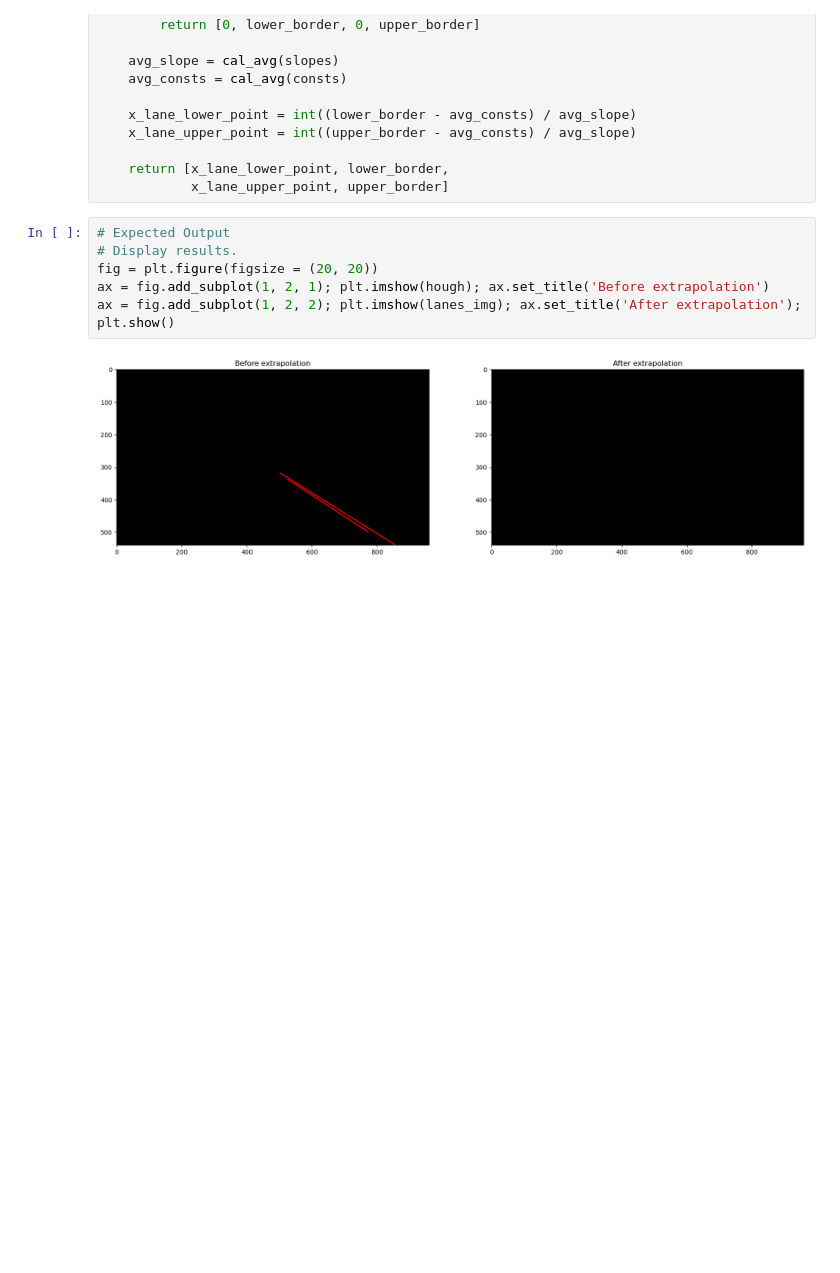
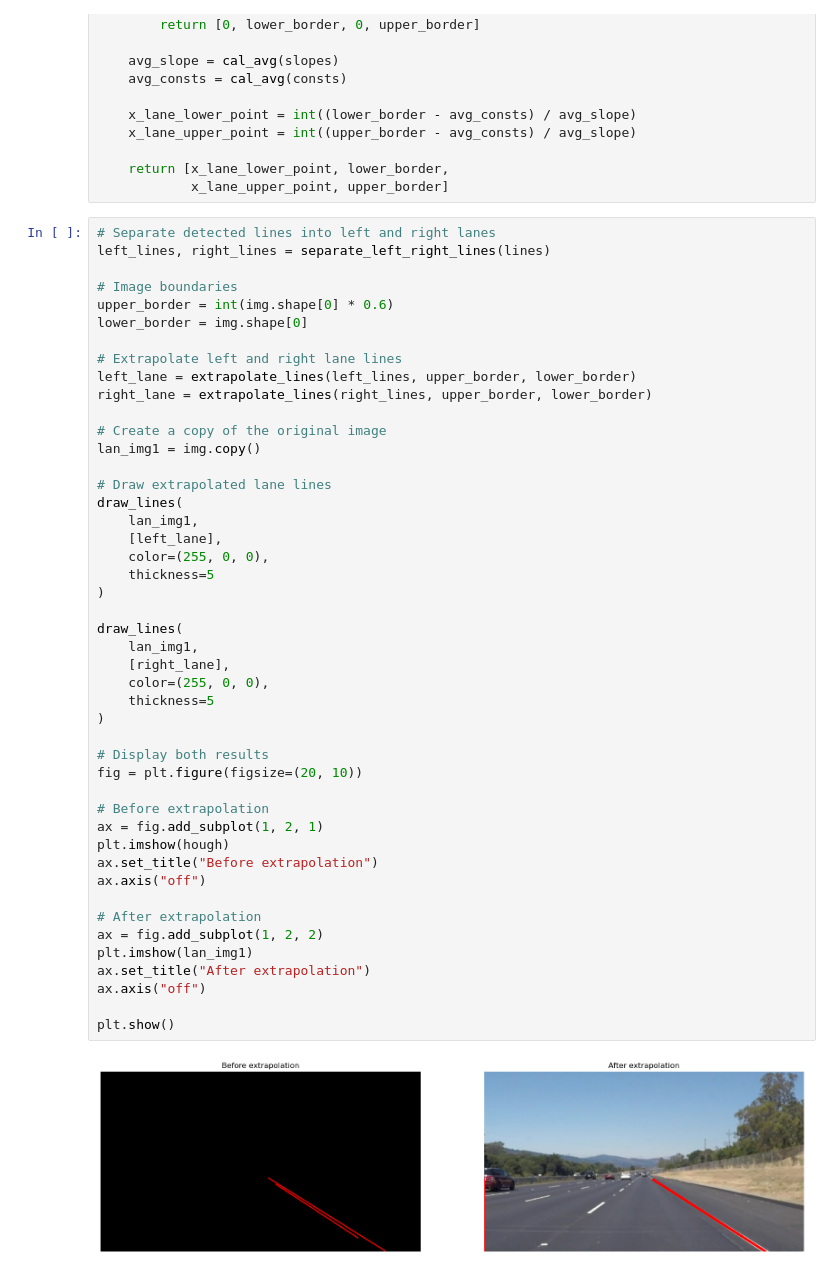
Before and after one commit to lidisonsham/Detect-the-lines-using-Hough-Transform, a Jupyter notebook: Lane Detection.ipynb, the cells around one changed output. Drawn from its saved outputs; the diff is of its cells as text; blank space fills up the shorter version.

```diff
--- a/Lane Detection.ipynb
+++ b/Lane Detection.ipynb
@@ -194,11 +195,50 @@ def extrapolate_lines(lines, upper_border, lower_border):
     return [x_lane_lower_point, lower_border,
             x_lane_upper_point, upper_border]
 # %%
-# Expected Output
-# Display results.
-fig = plt.figure(figsize = (20, 20))
-ax = fig.add_subplot(1, 2, 1); plt.imshow(hough); ax.set_title('Before extrapolation')
-ax = fig.add_subplot(1, 2, 2); plt.imshow(lanes_img); ax.set_title('After extrapolation');
+# Separate detected lines into left and right lanes
+left_lines, right_lines = separate_left_right_lines(lines)
+
+# Image boundaries
+upper_border = int(img.shape[0] * 0.6)
+lower_border = img.shape[0]
+
+# Extrapolate left and right lane lines
+left_lane = extrapolate_lines(left_lines, upper_border, lower_border)
+right_lane = extrapolate_lines(right_lines, upper_border, lower_border)
+
+# Create a copy of the original image
+lan_img1 = img.copy()
+
+# Draw extrapolated lane lines
+draw_lines(
+    lan_img1,
+    [left_lane],
+    color=(255, 0, 0),
+    thickness=5
+)
+
+draw_lines(
+    lan_img1,
+    [right_lane],
+    color=(255, 0, 0),
+    thickness=5
+)
+
+# Display both results
+fig = plt.figure(figsize=(20, 10))
+
+# Before extrapolation
+ax = fig.add_subplot(1, 2, 1)
+plt.imshow(hough)
+ax.set_title("Before extrapolation")
+ax.axis("off")
+
+# After extrapolation
+ax = fig.add_subplot(1, 2, 2)
+plt.imshow(lan_img1)
+ax.set_title("After extrapolation")
+ax.axis("off")
+
 plt.show()
 # %% [output]
-[figure, old version]
+[figure, new version]
```
Also changed, not shown: parts of 4 cells of this notebook, 1 other file.
